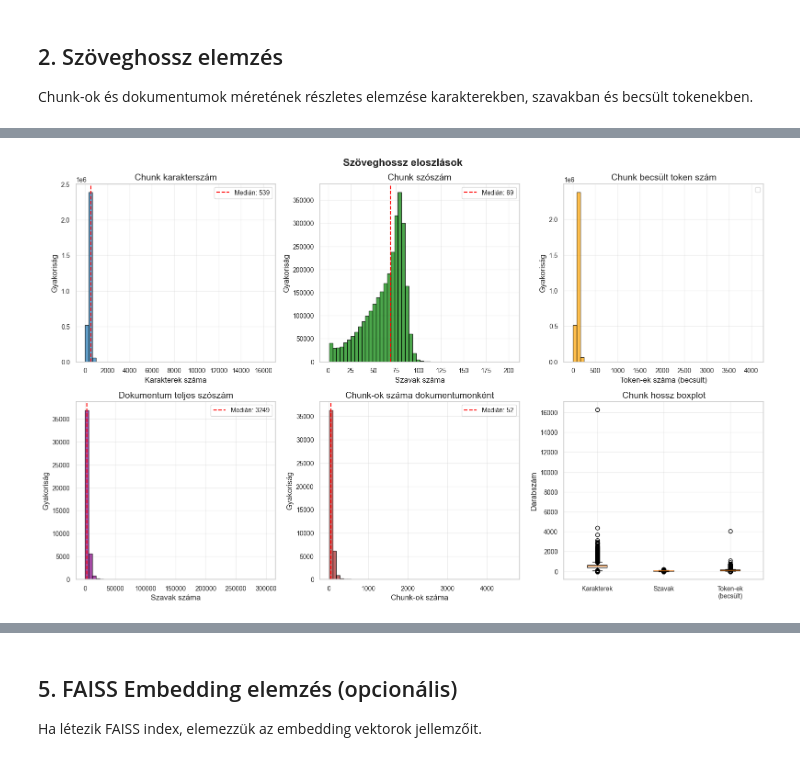
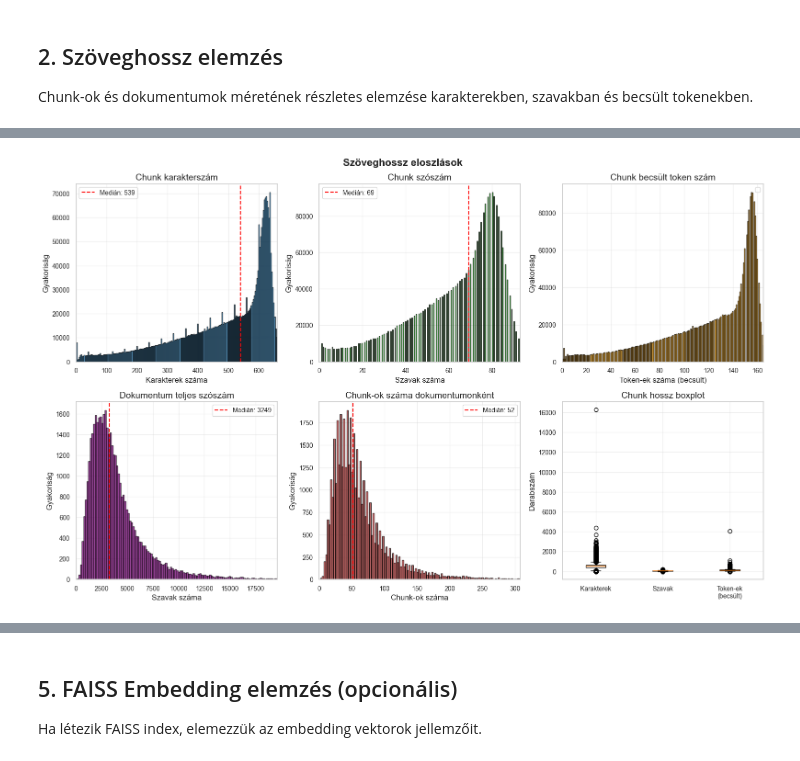
Before and after one commit to ZeleMate/CourtRankRL, a Jupyter notebook: notebooks/data_analysis.ipynb, the cells around one changed output, grey strips where cells are left out. Drawn from its saved outputs; the diff is of its cells as text; code cells hidden in the pictures.

```diff
--- a/notebooks/data_analysis.ipynb
+++ b/notebooks/data_analysis.ipynb
@@ -168,50 +166,76 @@ if not df_chunks.empty and 'text' in df_chunks.columns:
     print(f"\n📄 Dokumentum-szintű statisztikák:")
     print(doc_stats[['char_count', 'word_count', 'token_count_est', 'num_chunks']].describe().to_string())
 
+    # Percentilis alapú xlim számítás minden metrikához
+    char_99 = df_chunks['char_count'].quantile(0.99)
+    word_99 = df_chunks['word_count'].quantile(0.99)
+    token_99 = df_chunks['token_count_est'].quantile(0.99)
+    doc_word_99 = doc_stats['word_count'].quantile(0.99)
+    num_chunks_99 = doc_stats['num_chunks'].quantile(0.99)
+
+    # Dinamikus bin szám (Freedman-Diaconis szabály)
+    def get_optimal_bins(data):
+        q75, q25 = np.percentile(data, [75, 25])
+        iqr = q75 - q25
+        bin_width = 2 * iqr / (len(data) ** (1/3))
+        if bin_width > 0:
+            return int((data.max() - data.min()) / bin_width)
+        return 50  # fallback
+
     # Vizualizáció
     fig, axes = plt.subplots(2, 3, figsize=(16, 10))
     fig.suptitle('Szöveghossz eloszlások', fontsize=16, fontweight='bold')
 
     # Chunk karakterszám
-    axes[0, 0].hist(df_chunks['char_count'], bins=50, edgecolor='black', alpha=0.7)
+    bins_char = get_optimal_bins(df_chunks['char_count'])
+    axes[0, 0].hist(df_chunks['char_count'], bins=bins_char, edgecolor='black', alpha=0.7)
     axes[0, 0].set_title('Chunk karakterszám')
     axes[0, 0].set_xlabel('Karakterek száma')
     axes[0, 0].set_ylabel('Gyakoriság')
+    axes[0, 0].set_xlim(0, char_99)
     axes[0, 0].axvline(df_chunks['char_count'].median(), color='red', linestyle='--', label=f'Medián: {df_chunks["char_count"].median():.0f}')
     axes[0, 0].legend()
     axes[0, 0].grid(alpha=0.3)
 
     # Chunk szószám
-    axes[0, 1].hist(df_chunks['word_count'], bins=50, edgecolor='black', alpha=0.7, color='green')
+    bins_word = get_optimal_bins(df_chunks['word_count'])
+    axes[0, 1].hist(df_chunks['word_count'], bins=bins_word, edgecolor='black', alpha=0.7, color='green')
     axes[0, 1].set_title('Chunk szószám')
     axes[0, 1].set_xlabel('Szavak száma')
     axes[0, 1].set_ylabel('Gyakoriság')
+    axes[0, 1].set_xlim(0, word_99)
     axes[0, 1].axvline(df_chunks['word_count'].median(), color='red', linestyle='--', label=f'Medián: {df_chunks["word_count"].median():.0f}')
     axes[0, 1].legend()
     axes[0, 1].grid(alpha=0.3)
 
     # Chunk token becslés
-    axes[0, 2].hist(df_chunks['token_count_est'], bins=50, edgecolor='black', alpha=0.7, color='orange')
+    bins_token = get_optimal_bins(df_chunks['token_count_est'])
+    axes[0, 2].hist(df_chunks['token_count_est'], bins=bins_token, edgecolor='black', alpha=0.7, color='orange')
     axes[0, 2].set_title('Chunk becsült token szám')
     axes[0, 2].set_xlabel('Token-ek száma (becsült)')
     axes[0, 2].set_ylabel('Gyakoriság')
+    axes[0, 2].set_xlim(0, token_99)
     axes[0, 2].legend()
     axes[0, 2].grid(alpha=0.3)
 
     # Dokumentum szószám
-    axes[1, 0].hist(doc_stats['word_count'], bins=50, edgecolor='black', alpha=0.7, color='purple')
+    bins_doc_word = get_optimal_bins(doc_stats['word_count'])
+    axes[1, 0].hist(doc_stats['word_count'], bins=bins_doc_word, edgecolor='black', alpha=0.7, color='purple')
     axes[1, 0].set_title('Dokumentum teljes szószám')
     axes[1, 0].set_xlabel('Szavak száma')
     axes[1, 0].set_ylabel('Gyakoriság')
+    axes[1, 0].set_xlim(0, doc_word_99)
     axes[1, 0].axvline(doc_stats['word_count'].median(), color='red', linestyle='--', label=f'Medián: {doc_stats["word_count"].median():.0f}')
     axes[1, 0].legend()
     axes[1, 0].grid(alpha=0.3)
 
     # Dokumentum chunk száma
-    axes[1, 1].hist(doc_stats['num_chunks'], bins=50, edgecolor='black', alpha=0.7, color='brown')
+    bins_num_chunks = get_optimal_bins(doc_stats['num_chunks'])
+    axes[1, 1].hist(doc_stats['num_chunks'], bins=bins_num_chunks, edgecolor='black', alpha=0.7, color='brown')
     axes[1, 1].set_title('Chunk-ok száma dokumentumonként')
     axes[1, 1].set_xlabel('Chunk-ok száma')
     axes[1, 1].set_ylabel('Gyakoriság')
+    axes[1, 1].set_xlim(0, num_chunks_99)
     axes[1, 1].axvline(doc_stats['num_chunks'].median(), color='red', linestyle='--', label=f'Medián: {doc_stats["num_chunks"].median():.0f}')
     axes[1, 1].legend()
     axes[1, 1].grid(alpha=0.3)
@@ -240,12 +264,12 @@ std    1.605432e+02  2.134667e+01     4.013425e+01
 min    1.000000e+00  1.000000e+00     0.000000e+00
 25%    3.920000e+02  5.000000e+01     9.800000e+01
 50%    5.390000e+02  6.900000e+01     1.340000e+02
 ... (9 lines left out)
 25%    1.629300e+04    2114.000000      4061.000000     34.000000
 50%    2.506600e+04    3249.000000      6247.000000     52.000000
 75%    3.795500e+04    4921.000000      9459.500000     78.000000
 max    2.237533e+06  300621.000000    557674.000000   4588.000000
-[figure, old version]
+[figure, new version]
 # %%
 if not df_chunks.empty:
     print("\n" + "=" * 60)
```
Also changed, not shown: parts of 10 cells of this notebook, 1 other file.
